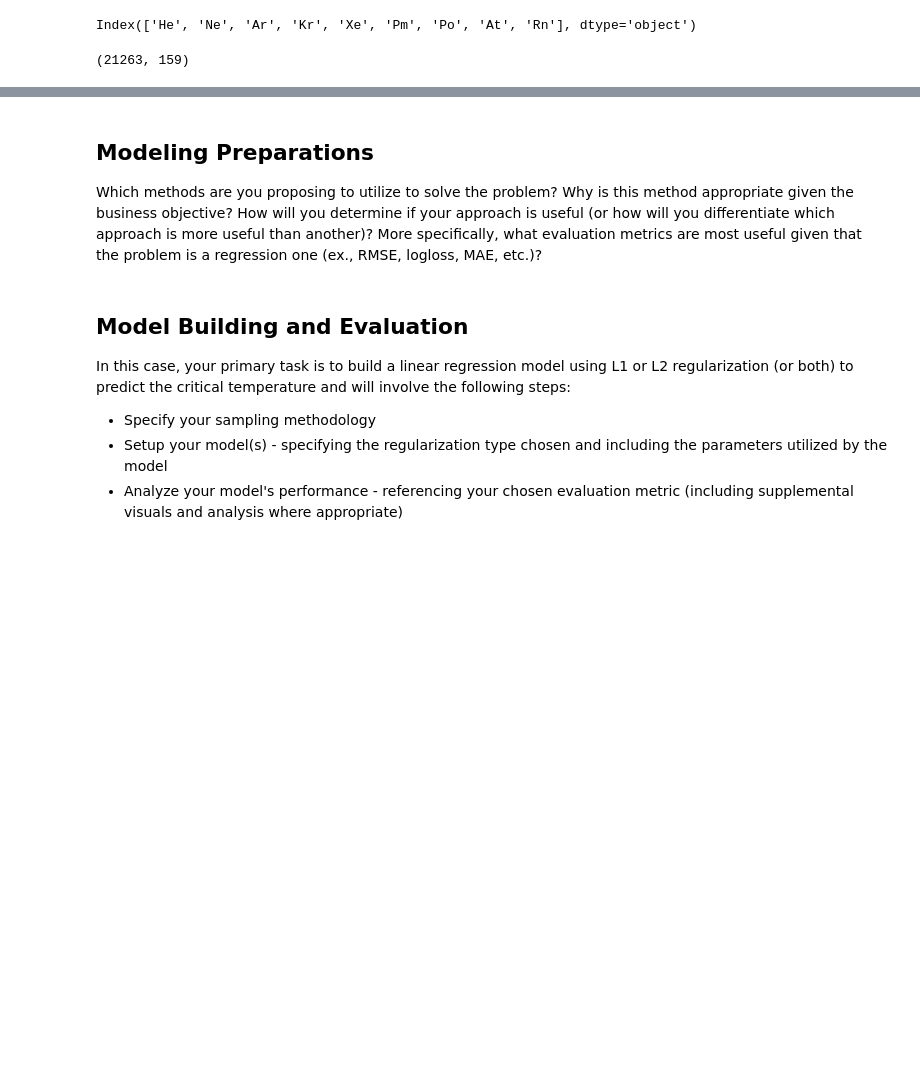
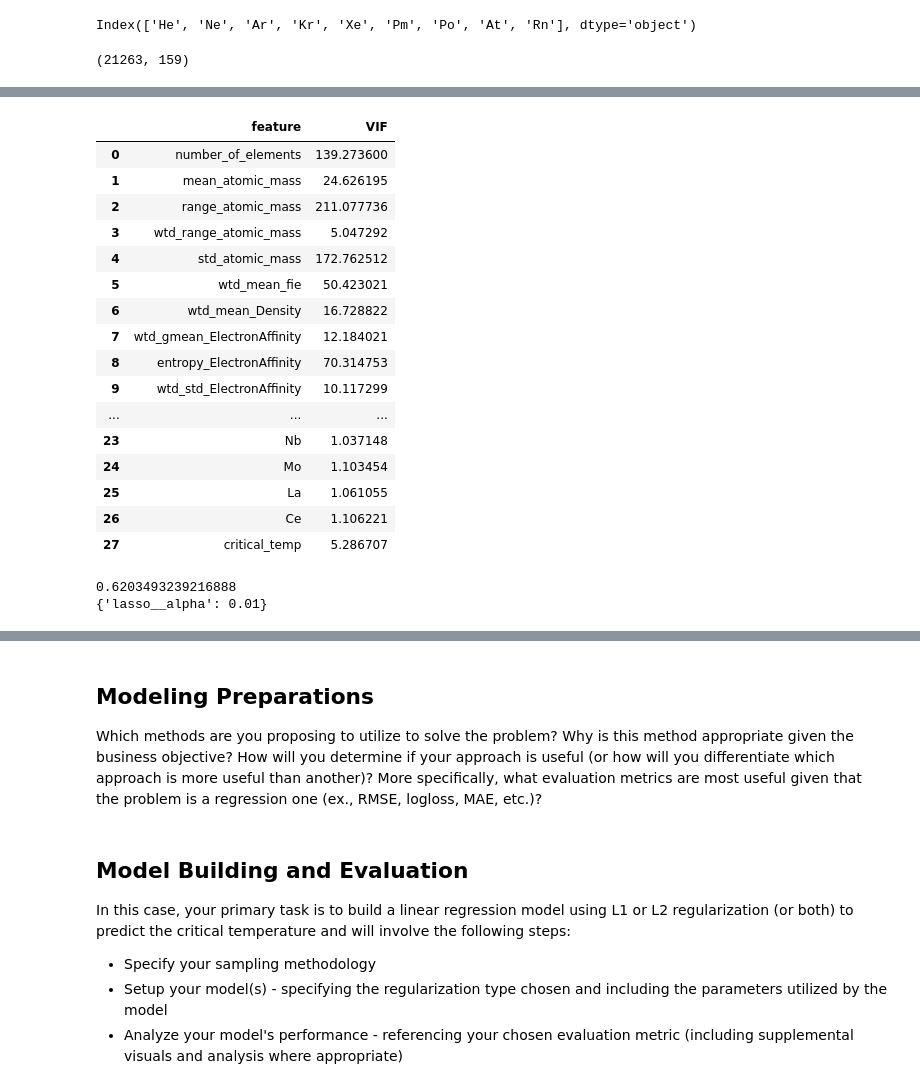
Before and after one commit to bSharpCyclist/MSDS-7333-QTW, a Jupyter notebook: Dan_C1.ipynb, the cells around one changed output, grey strips where cells are left out. Cells and saved outputs as stored; diff of their text form; code cells hidden in the pictures; blank space fills up the shorter version.

```diff
--- a/Dans File.ipynb
+++ b/Dan_C1.ipynb
@@ -64,8 +89,12 @@ y = data.loc[:,'critical_temp'].values
 # %%
+# https://stats.stackexchange.com/questions/445259/combining-pca-feature-scaling-and-cross-validation-without-training-test-data
+
 from sklearn.model_selection import train_test_split
 from sklearn.model_selection import GridSearchCV
 from sklearn.preprocessing import StandardScaler
+from sklearn.preprocessing import RobustScaler
 from sklearn.linear_model import Lasso
+#from sklearn.linear_model import LogisticRegression
 from sklearn.pipeline import make_pipeline
 
 X_train, X_test, y_train, y_test =\
@@ -73,7 +102,9 @@ X_train, X_test, y_train, y_test =\
     test_size=0.2,
     random_state=1)
 
-pipe_svc = make_pipeline(StandardScaler(), Lasso(random_state=1))
+pipe_svc = make_pipeline(RobustScaler(), Lasso(random_state=1))
+#pipe_svc = make_pipeline(StandardScaler(), LogisticRegression(random_state=1))
+
 
 param_range = [0.001, 0.01, 0.1, 1, 10, 100, 1000]
 
@@ -90 +121,17 @@ print(gs.best_params_)
 {'lasso__alpha': 1}
+# %%
+#print()
+#print(gs.best_estimator_['lasso'].coef_)
+idx = 0
+cnt = 0
+
+cols_to_drop = []
+
+for x in gs.best_estimator_['lasso'].coef_:
+    print(data.columns[idx], x)
+    idx += 1
+    if x == 0:
+        cnt += 1
+        cols_to_drop.append(data.columns[idx])
+
+print(cnt)
@@ -91 +156,56 @@ print(gs.best_params_)
+# %%
+X_df = data.drop(columns=cols_to_drop).copy(deep=True)
+
+from statsmodels.stats.outliers_influence import variance_inflation_factor
+
+vif_data = pd.DataFrame()
+vif_data["feature"] = X_df.columns
+
+vif_data["VIF"] = [variance_inflation_factor(X_df.values, i) for i in range(len(X_df.columns))]
+
+vif_data
+# %% [output]
+|  | feature | VIF |
+| 0 | number_of_elements | 139.273600 |
+| 1 | mean_atomic_mass | 24.626195 |
+| 2 | range_atomic_mass | 211.077736 |
+| 3 | wtd_range_atomic_mass | 5.047292 |
+| 4 | std_atomic_mass | 172.762512 |
+| 5 | wtd_mean_fie | 50.423021 |
+| 6 | wtd_mean_Density | 16.728822 |
+| 7 | wtd_gmean_ElectronAffinity | 12.184021 |
+| 8 | entropy_ElectronAffinity | 70.314753 |
+| 9 | wtd_std_ElectronAffinity | 10.117299 |
+| ... | ... | ... |
+| 23 | Nb | 1.037148 |
+| 24 | Mo | 1.103454 |
+| 25 | La | 1.061055 |
+| 26 | Ce | 1.106221 |
+| 27 | critical_temp | 5.286707 |
+# %%
+X = X_df.drop(columns=['critical_temp']).values
+y = data.loc[:,'critical_temp'].values
+
+X_train, X_test, y_train, y_test =\
+    train_test_split(X, y,
+    test_size=0.2,
+    random_state=1)
+
+pipe_svc = make_pipeline(RobustScaler(), Lasso(random_state=1))
+#pipe_svc = make_pipeline(StandardScaler(), LogisticRegression(random_state=1))
+
+
+param_range = [0.001, 0.01, 0.1, 1, 10, 100, 1000]
+
+param_grid = [{'lasso__alpha': param_range}]
+
+gs = GridSearchCV(estimator=pipe_svc, param_grid=param_grid, scoring='r2', cv=5, n_jobs=-1)
+
+gs = gs.fit(X_train, y_train)
+
+print(gs.best_score_)
+print(gs.best_params_)
+# %% [output]
+0.6203493239216888
+{'lasso__alpha': 0.01}
 # %%
```
Also changed, not shown: parts of 4 cells of this notebook.
